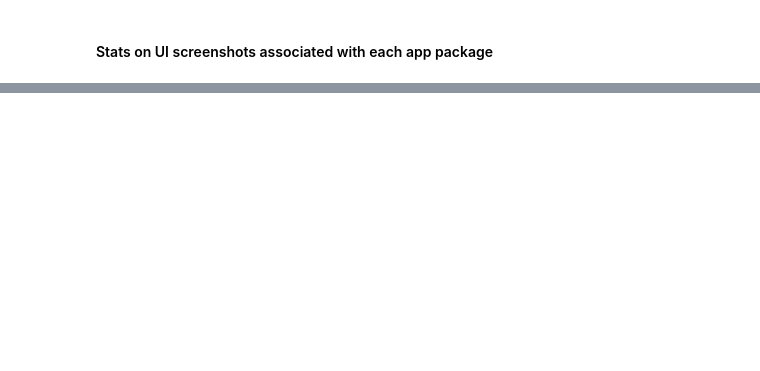
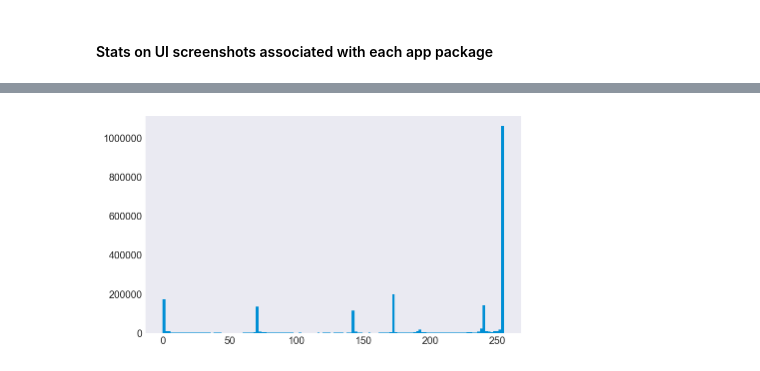
Before and after one commit to vnessified/information_theory_ui_analysis, a Jupyter notebook: EDA.ipynb, the cells around one changed output, grey strips where cells are left out. Drawn from its saved outputs; the diff is of its cells as text; code cells hidden in the pictures; blank space fills up the shorter version.

```diff
--- a/EDA.ipynb
+++ b/EDA.ipynb
@@ -52,0 +220,6 @@ Name: filename, dtype: float64
+# %%
+figure()
+hist(im.flatten(),128)
+show()
+# %% [output]
+[figure, added]
```
Also changed, not shown: parts of 44 cells of this notebook, 1 other file.
